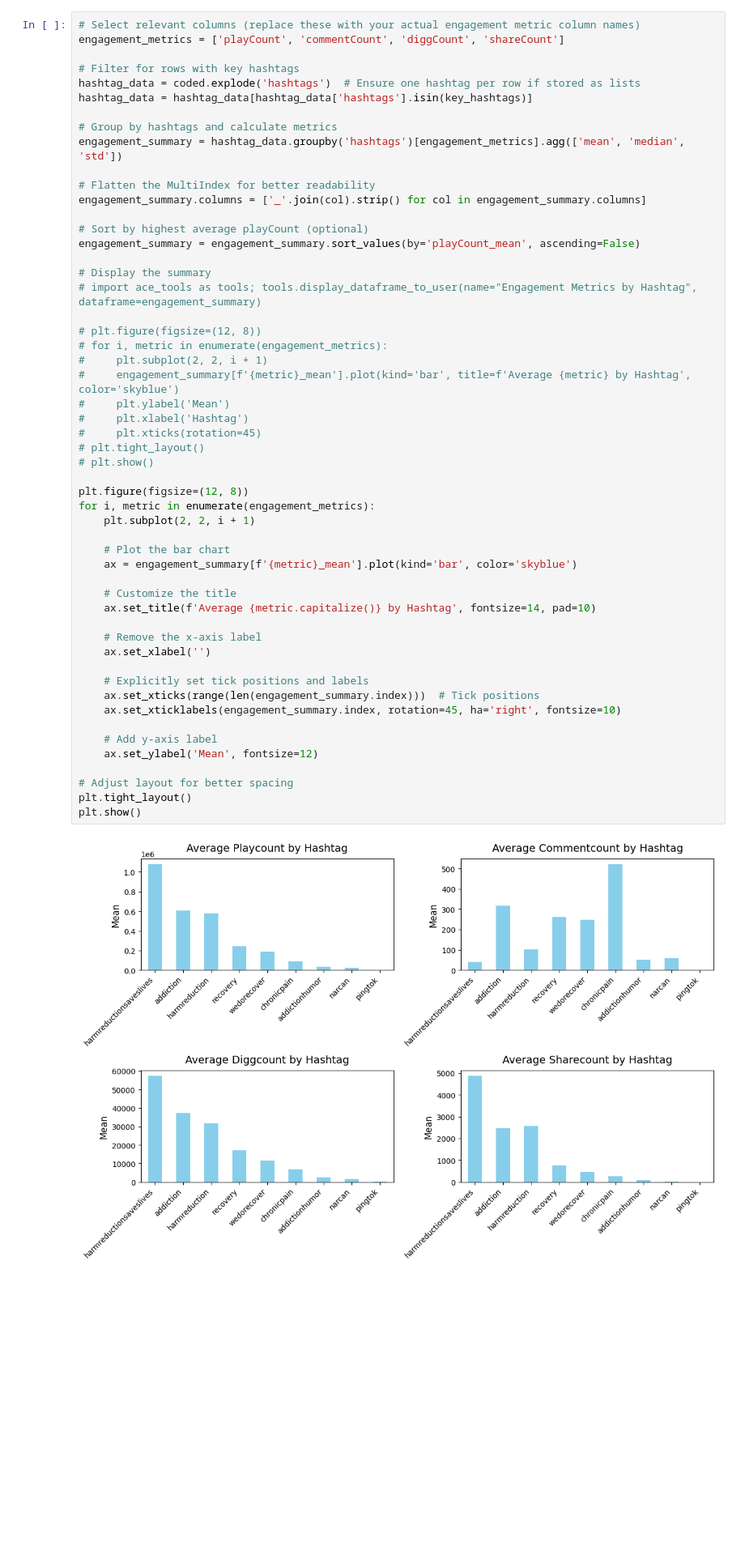
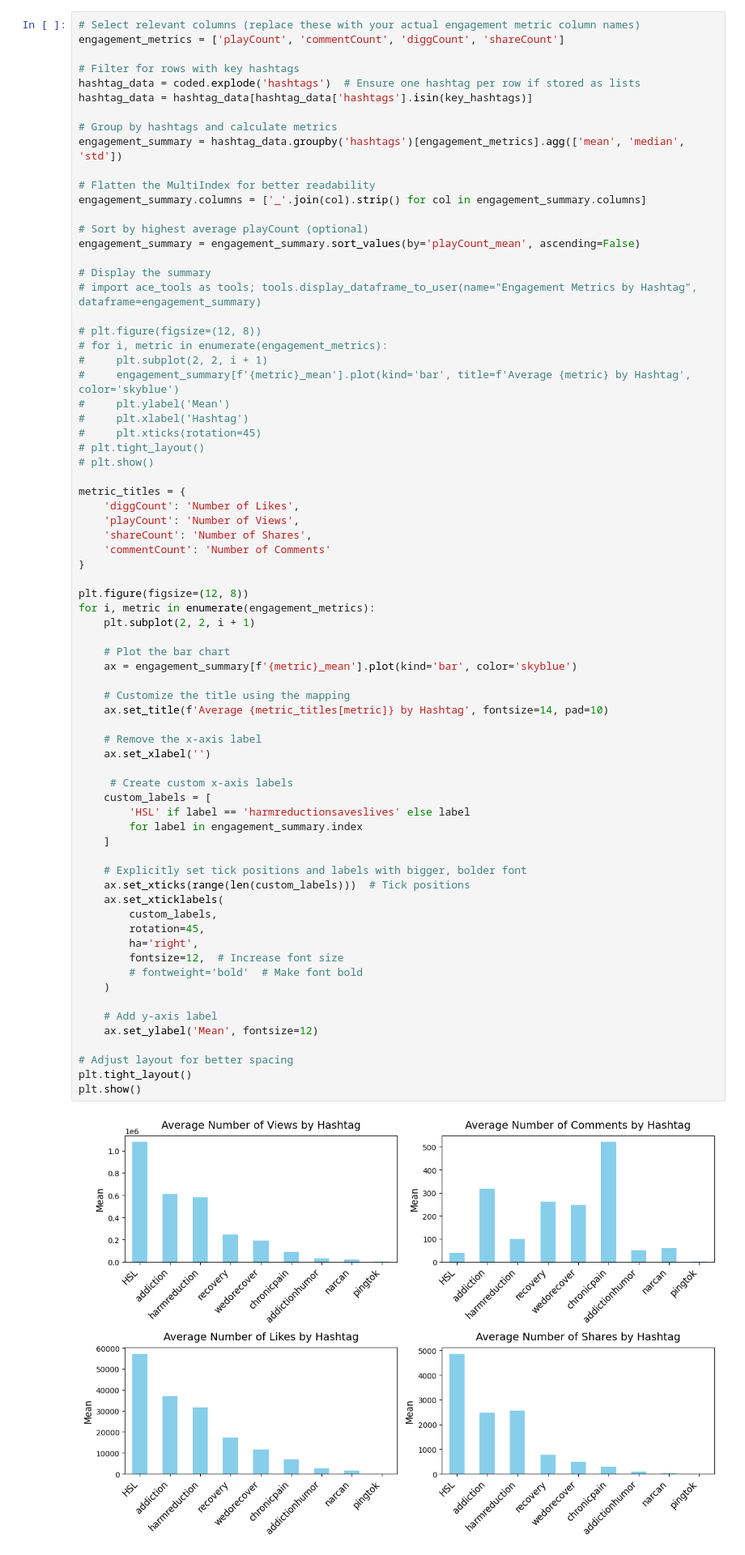
Before and after one commit to social-nlp-lab/explore_tiktok_su, a Jupyter notebook: py/analsis.ipynb, the cells around one changed output. Shown at 81% size. Drawn from its saved outputs; the diff is of its cells as text; blank space fills up the shorter version.

```diff
--- a/py/analsis.ipynb
+++ b/py/analsis.ipynb
@@ -885,36 +928,55 @@ engagement_summary = engagement_summary.sort_values(by='playCount_mean', ascendi
 
 # plt.figure(figsize=(12, 8))
 # for i, metric in enumerate(engagement_metrics):
 #     plt.subplot(2, 2, i + 1)
 #     engagement_summary[f'{metric}_mean'].plot(kind='bar', title=f'Average {metric} by Hashtag', color='skyblue')
 #     plt.ylabel('Mean')
 #     plt.xlabel('Hashtag')
 #     plt.xticks(rotation=45)
 # plt.tight_layout()
 # plt.show()
 
+metric_titles = {
+    'diggCount': 'Number of Likes',
+    'playCount': 'Number of Views',
+    'shareCount': 'Number of Shares',
+    'commentCount': 'Number of Comments'
+}
+
 plt.figure(figsize=(12, 8))
 for i, metric in enumerate(engagement_metrics):
     plt.subplot(2, 2, i + 1)
 
     # Plot the bar chart
     ax = engagement_summary[f'{metric}_mean'].plot(kind='bar', color='skyblue')
 
-    # Customize the title
-    ax.set_title(f'Average {metric.capitalize()} by Hashtag', fontsize=14, pad=10)
+    # Customize the title using the mapping
+    ax.set_title(f'Average {metric_titles[metric]} by Hashtag', fontsize=14, pad=10)
 
     # Remove the x-axis label
     ax.set_xlabel('')
 
-    # Explicitly set tick positions and labels
-    ax.set_xticks(range(len(engagement_summary.index)))  # Tick positions
-    ax.set_xticklabels(engagement_summary.index, rotation=45, ha='right', fontsize=10)
+     # Create custom x-axis labels
+    custom_labels = [
+        'HSL' if label == 'harmreductionsaveslives' else label
+        for label in engagement_summary.index
+    ]
+
+    # Explicitly set tick positions and labels with bigger, bolder font
+    ax.set_xticks(range(len(custom_labels)))  # Tick positions
+    ax.set_xticklabels(
+        custom_labels,
+        rotation=45,
+        ha='right',
+        fontsize=12,  # Increase font size
+        # fontweight='bold'  # Make font bold
+    )
 
     # Add y-axis label
     ax.set_ylabel('Mean', fontsize=12)
 
 # Adjust layout for better spacing
 plt.tight_layout()
 plt.show()
 # %% [output]
-[figure, old version]
+[figure, new version]
```
Also changed, not shown: parts of 9 cells of this notebook, 11 other files.
